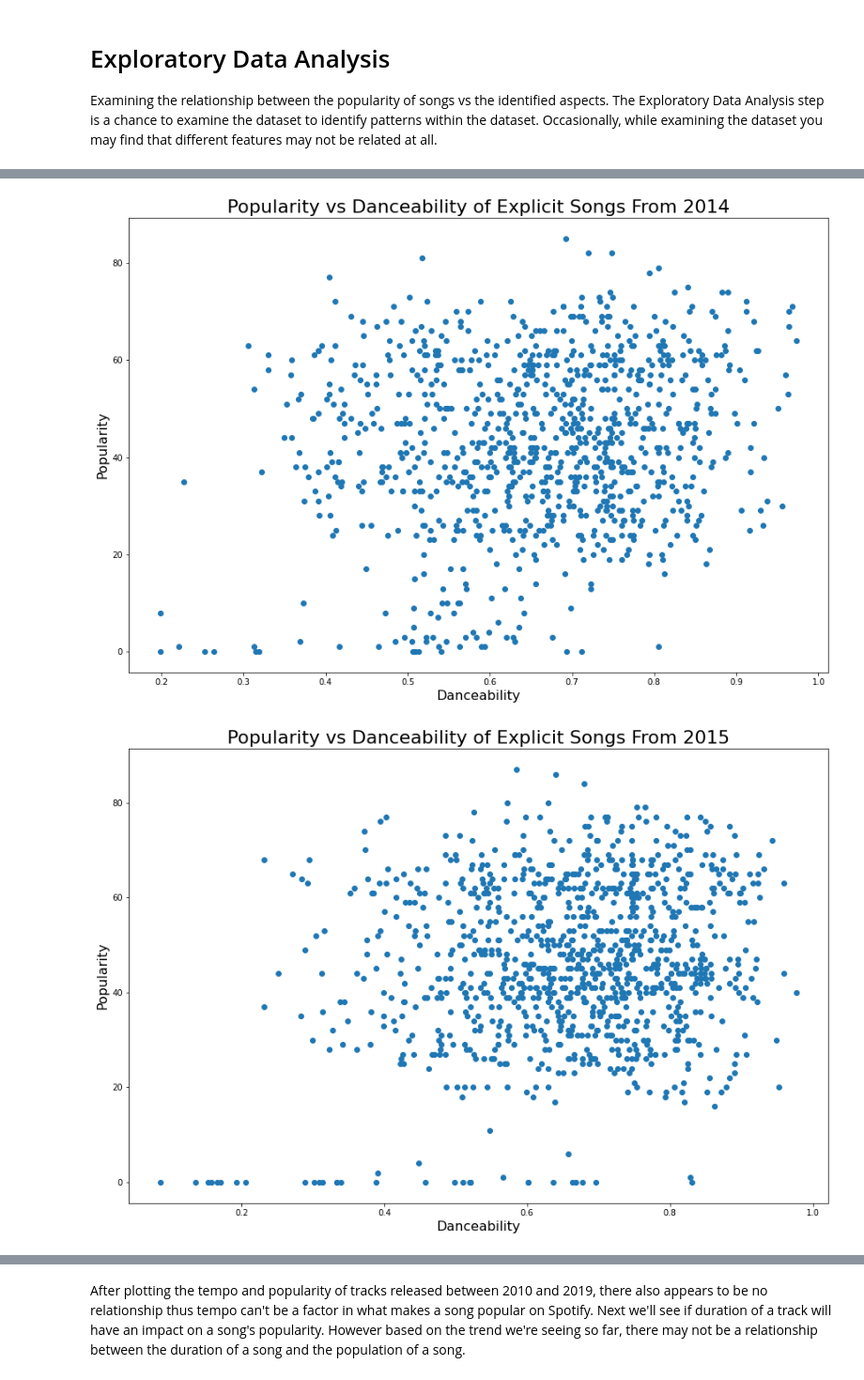
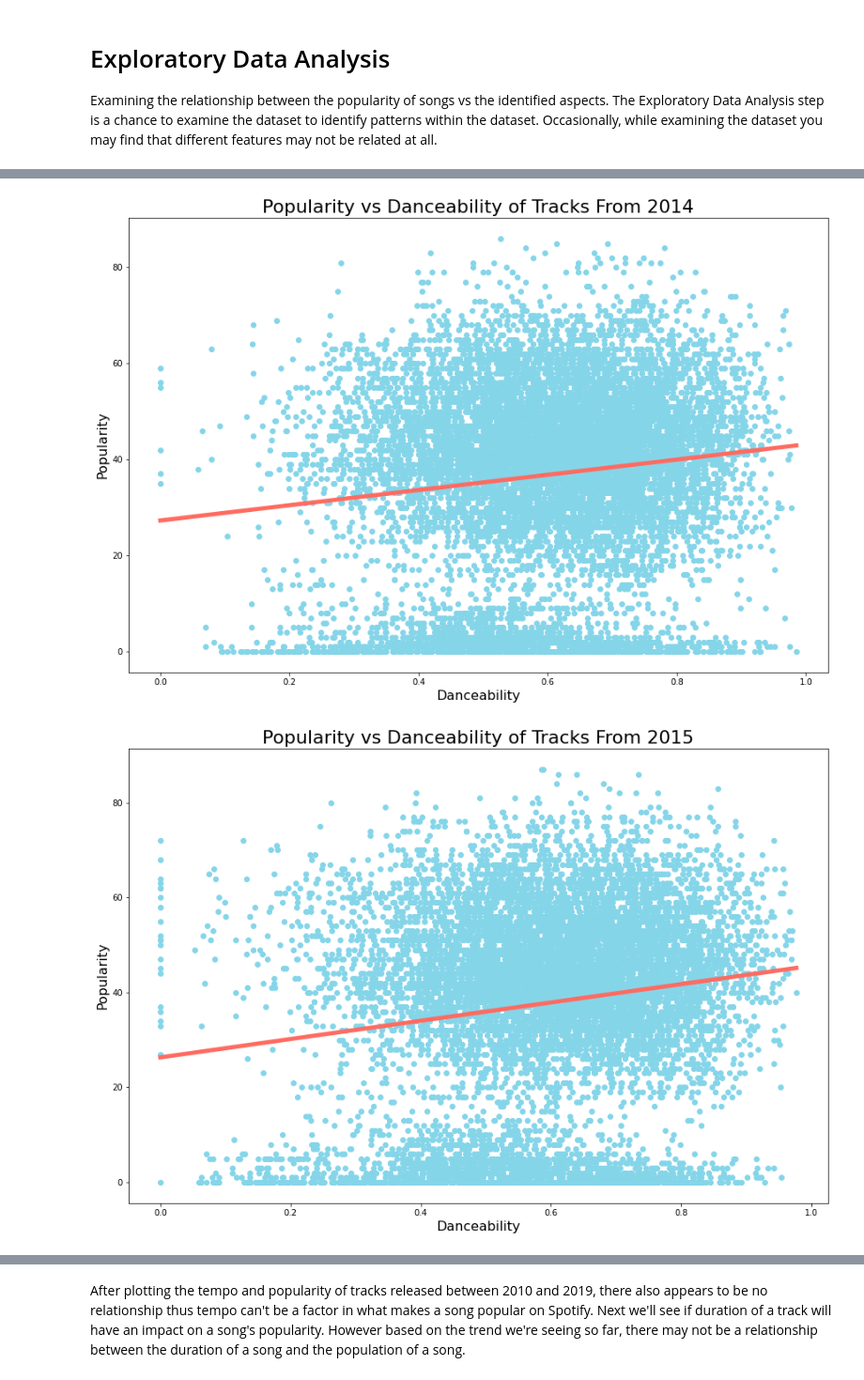
Before and after one commit to afaboro/CMSC320-FinalTutorial, a Jupyter notebook: CMSC320 - Data Science Tutorial.ipynb, the cells around one changed output, grey strips where cells are left out. Shown at 94% size. Saved outputs shown, nothing was run; the diff lists cells and outputs as text; code cells hidden in the pictures.

```diff
--- a/CMSC320 - Data Science Tutorial.ipynb
+++ b/CMSC320 - Data Science Tutorial.ipynb
@@ -113,5 +128,8 @@ Name: release_date, dtype: int64
 Based on initial dataset, there are some columns within the Tracks dataset that need to be cleaned, for example, the release data isn't consistent as some rows include the day and month of the track release and others just include the year of release. Thus to streamline the data, we will be only considering the year of release.
 # %%
 tracks['release_date'] = tracks['release_date'].str[:4].astype(int)
+tracks.sort_values(by='release_date', inplace = True)
+tracks.rename(columns = {'release_date' : 'year'}, inplace = True)
+tracks.reset_index(drop=True, inplace=True)
 tracks.head(5)
 # %% [output]
@@ -156,0 +153,3 @@ tracks_ne.head()
+# %%
+tracks = tracks.drop([tracks.index[0]])
+tracks.head()
@@ -156,0 +165,4 @@ tracks_ne.head()
+# %%
+tracks['duration_ms'] = tracks['duration_ms'].apply(lambda x: x/60000)
+tracks.rename(columns = {'duration_ms' : 'duration_min'}, inplace = True)
+tracks.head()
@@ -161,11 +180,23 @@ Examining the relationship between the popularity of songs vs the identified asp
 # %%
 years = range(2010, 2019)
 for i in years:
-    by_year = tracks_ex[tracks_ex['release_date'] == i]
+    # Creates a scatterplot plotting the relationship between danceability
+    # and popularity of each track released between 2010 and 2019 for each year
+    by_year = tracks[tracks['year'] == i]
     fig = plt.figure(figsize=(15, 10))
-    plt.scatter(x = by_year['danceability'], y = by_year['popularity'])
+    plt.scatter(x = by_year['danceability'], y = by_year['popularity'], color = '#85D5E9')
     plt.ylabel('Popularity', size = 16)
     plt.xlabel('Danceability', size = 16)
-    plt.title('Popularity vs Danceability of Explicit Songs From ' + str(i), size = 22)
+    plt.title('Popularity vs Danceability of Tracks From ' + str(i), size = 22)
+
+    # Adds a linear regression to the scatterplot
+    d = np.polyfit(by_year['danceability'], by_year['popularity'], 1)
+    f = np.poly1d(d)
+    x_linreg = np.linspace(by_year['danceability'].min(),
+                           by_year['danceability'].max(),
+                           200)
+    y_linreg = f(x_linreg)
+    plt.plot(x_linreg, y_linreg, color="#ff6b61", linewidth=5.0)
+
     by_year = pd.DataFrame()
 # %% [output]
@@ -176,2 +207,2 @@ for i in years:
-[figure, old version]
+[figure, new version]
-[figure, old version]
+[figure, new version]
```
Also changed, not shown: parts of 31 cells of this notebook.
